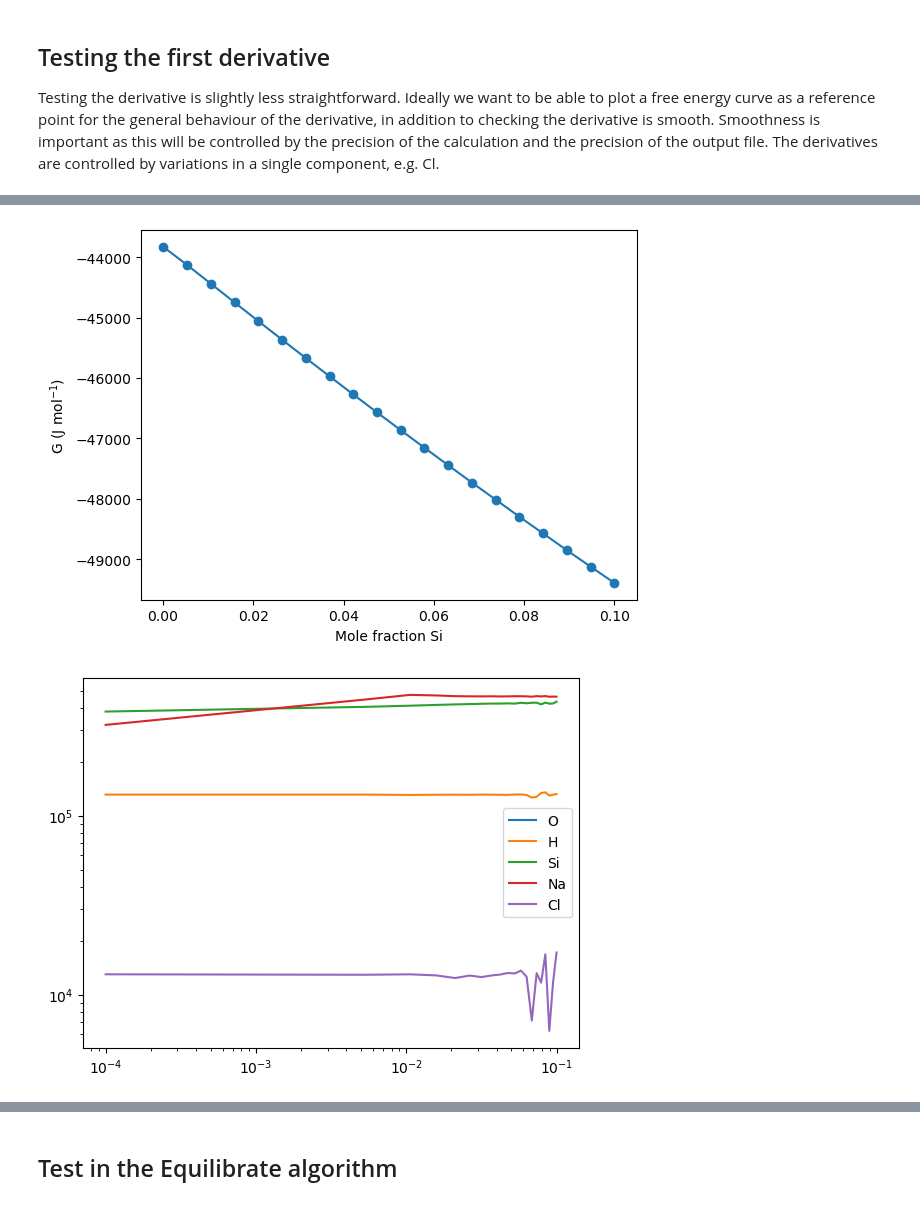
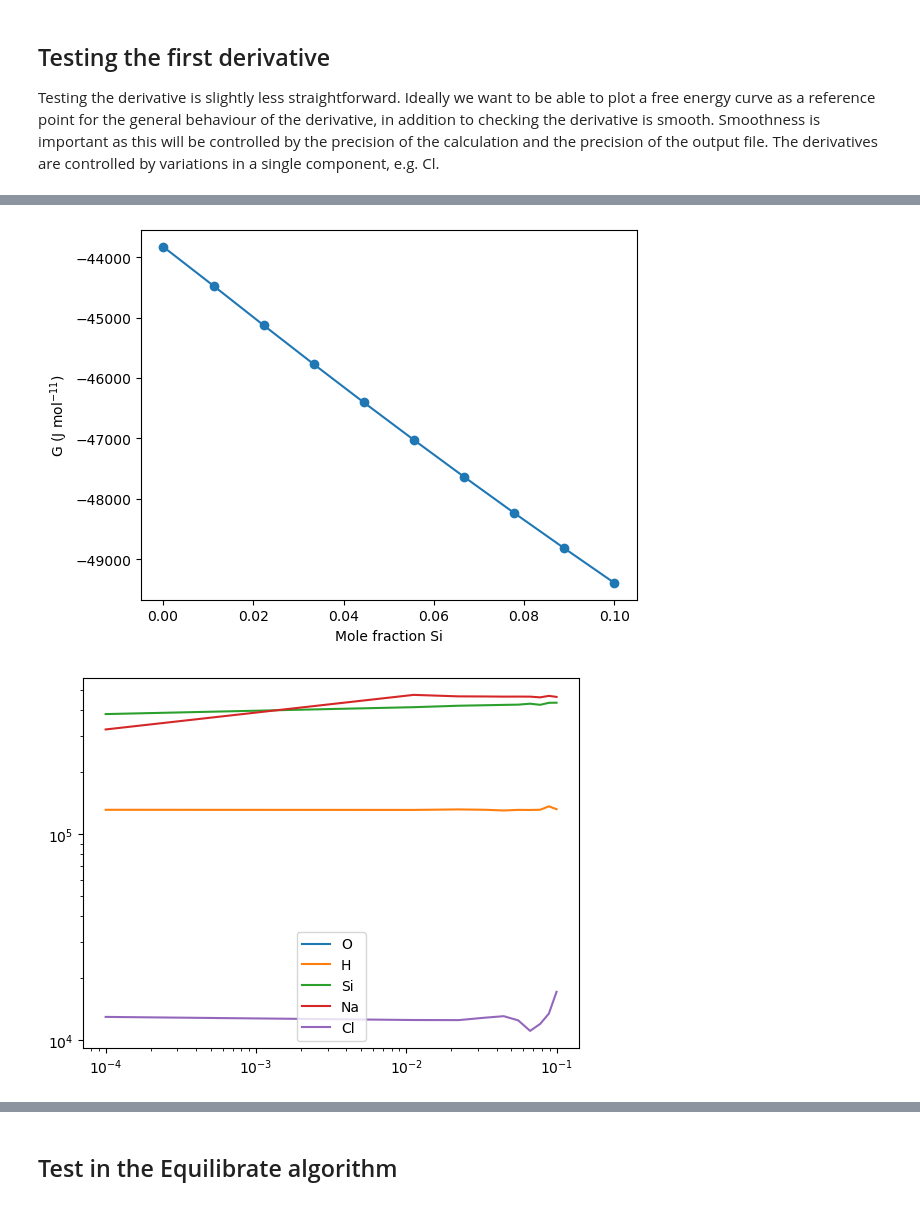
Before and after one commit to simonwmatthews/pyDEW, a Jupyter notebook: dev_notebooks/DEWFluid_test.ipynb, the cells around one changed output, grey strips where cells are left out. Saved outputs shown, nothing was run; the diff lists cells and outputs as text; code cells hidden in the pictures.

```diff
--- a/dev_notebooks/DEWFluid_test.ipynb
+++ b/dev_notebooks/DEWFluid_test.ipynb
@@ -164,7 +168,7 @@ plt.show()
 ## Testing the first derivative
 Testing the derivative is slightly less straightforward. Ideally we want to be able to plot a free energy curve as a reference point for the general behaviour of the derivative, in addition to checking the derivative is smooth. Smoothness is important as this will be controlled by the precision of the calculation and the precision of the output file. The derivatives are controlled by variations in a single component, e.g. Cl.
 # %%
-Si_fractions = np.linspace(0.0001,0.1,20)
+Si_fractions = np.linspace(0.0001,0.1,10)
 
 mol_fractions = list()
 
@@ -192,10 +196,10 @@ for i in range(np.shape(Si_fractions)[0]):
 
     dgdn[i,:] = DEWFluid.gibbs_energy(573,10000,mol=mol_fractions[i],deriv={'dmol':1})
 
-    # try:
-    #     d2gdn2[i,:,:] = DEWFluid.gibbs_energy(573,10000,mol=mol_fractions[i],deriv={'dmol':2})
-    # except:
-    #     pass
+    try:
+        d2gdn2[i,:,:] = DEWFluid.gibbs_energy(573,10000,mol=mol_fractions[i],deriv={'dmol':2})
+    except:
+        pass
 # %% [output]
 0
 1
@@ -220,12 +214,12 @@ for i in range(np.shape(Si_fractions)[0]):
 # %%
 f,a = plt.subplots()
 a.plot(Si_fractions, free_energies, marker='o')
 # a.set_xscale('log')
-a.set_ylabel(r'G (J mol$^{-1}$)')
+a.set_ylabel(r'G (J mol$^{-11}$)')
 a.set_xlabel('Mole fraction Si')
 plt.show()
 # %% [output]
-[figure, old version]
+[figure, new version]
 # %%
 f,a = plt.subplots()
 for i in range(len(elements)):
@@ -237,7 +231,7 @@ a.set_yscale('log')
 a.legend()
 plt.show()
 # %% [output]
-[figure, old version]
+[figure, new version]
 # %%
 f,a = plt.subplots()
 # for i in range(len(elements)):
```
Also changed, not shown: parts of 13 cells of this notebook, 1 other file.
